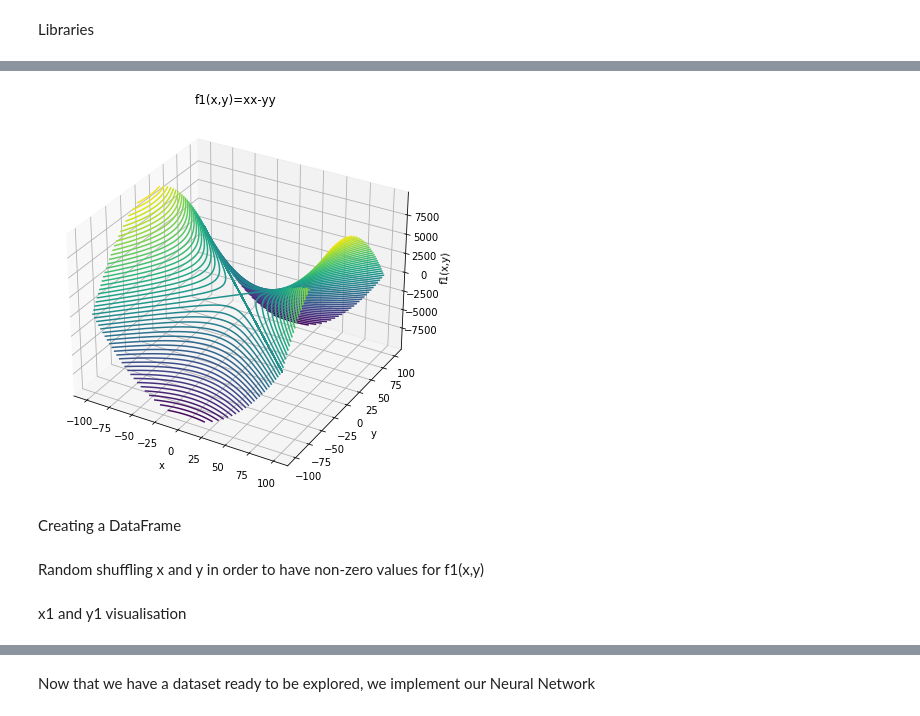
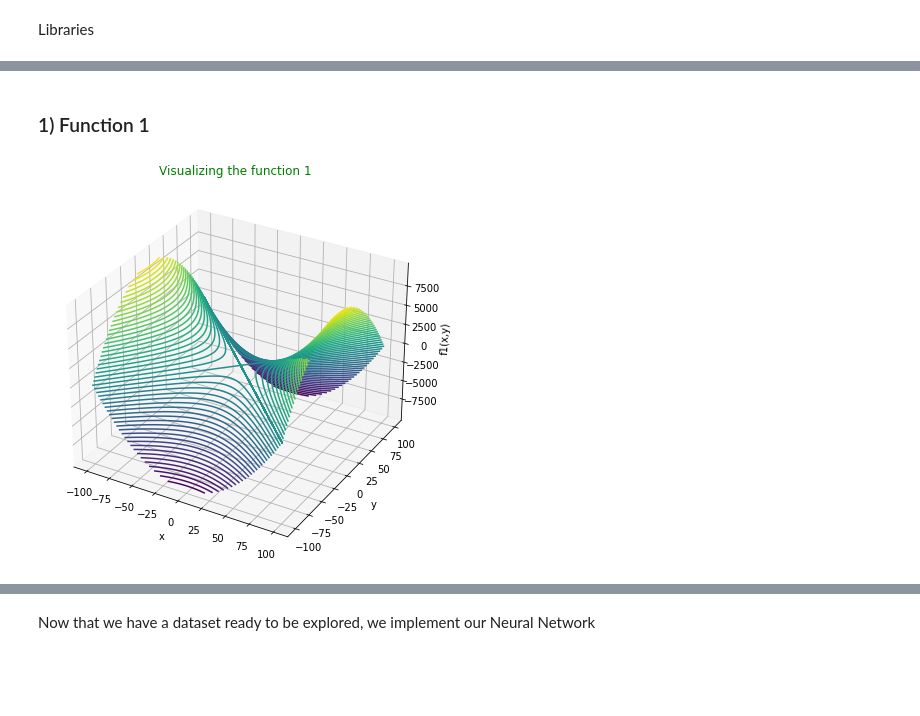
Before and after one commit to cheikh42/functionapproximation, a Jupyter notebook: noteboook.ipynb, the cells around one changed output, grey strips where cells are left out. Saved outputs shown, nothing was run; the diff lists cells and outputs as text; code cells hidden in the pictures; blank space fills up the shorter version.

```diff
--- a/noteboook.ipynb
+++ b/noteboook.ipynb
@@ -22,3 +13,0 @@ First function
-# %%
-def f1(x, y):
-    return x*x-y*y
@@ -32,18 +30,18 @@ plot of f1
+# %% [markdown]
+### 1) Function 1
 # %%
-X, Y = np.meshgrid(x, y)
-Z = f1(X, Y)
+x1=np.linspace(-10**(2), 10**(2), 10**(4))
+y1=np.linspace(-10**(2), 10**(2), 10**(4))
+X1, Y1 = np.meshgrid(x1, y1)
+Z1 = f1(X1, Y1)
 fig = plt.figure(figsize =[10,7])
 ax = plt.axes(projection='3d')
-ax.contour3D(X, Y, Z, 50, cmap='viridis')
+ax.contour3D(X1, Y1, Z1, 50, cmap='viridis')
 ax.set_xlabel('x')
 ax.set_ylabel('y')
 ax.set_zlabel('f1(x,y)')
-ax.set_title('f1(x,y)=xx-yy')
+ax.set_title('Visualizing the function 1', color='g')
 plt.savefig('figures/f1_plot')
 plt.show()
 # %% [output]
-[figure, old version]
+[figure, new version]
-# %% [markdown]
-Creating a DataFrame
-# %% [markdown]
-Random shuffling x and y in order to have non-zero values for f1(x,y)
@@ -55,2 +47,0 @@ np.random.shuffle(y1.copy())
-# %% [markdown]
-x1 and y1 visualisation
```
Also changed, not shown: parts of 35 cells of this notebook, 15 other files.
